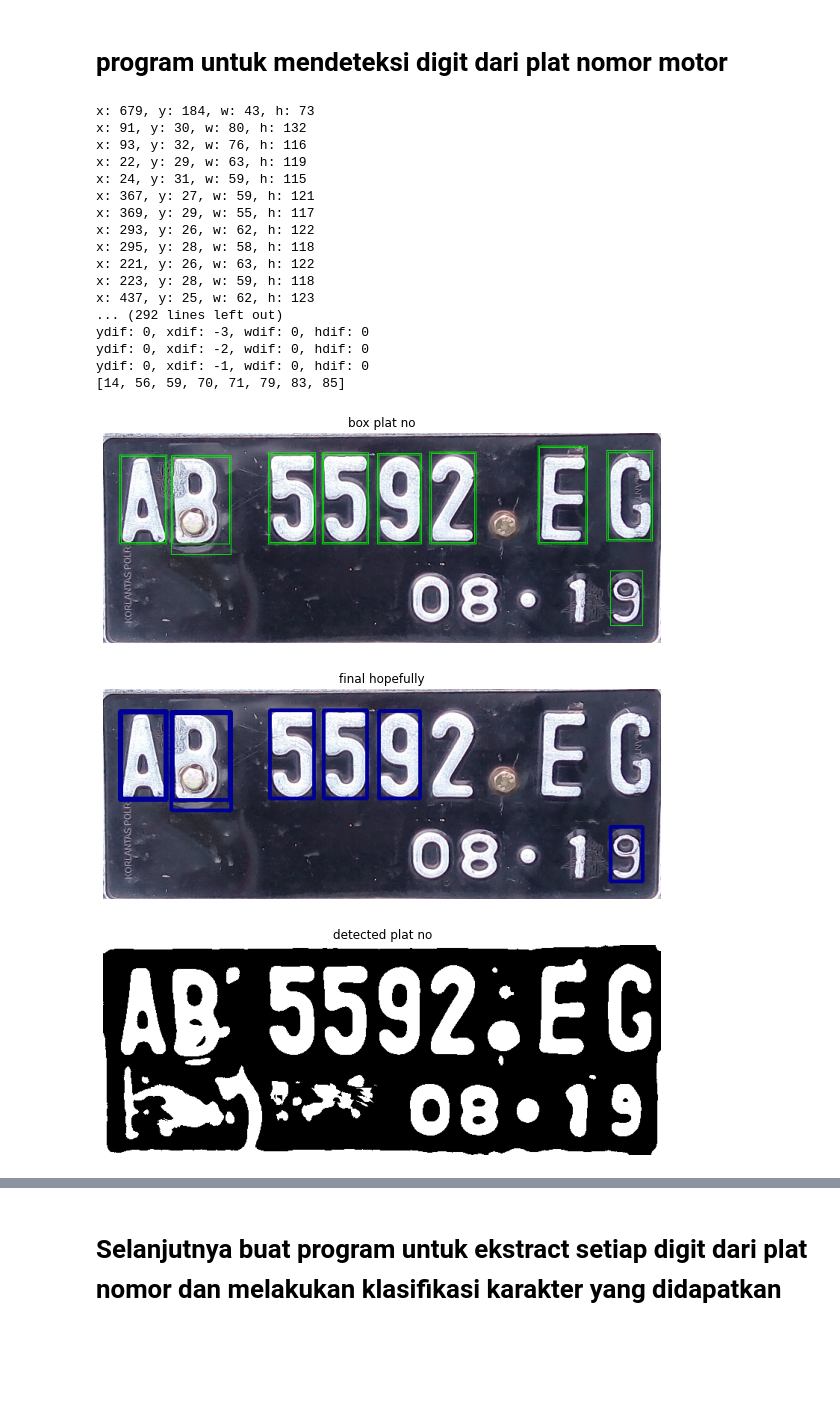
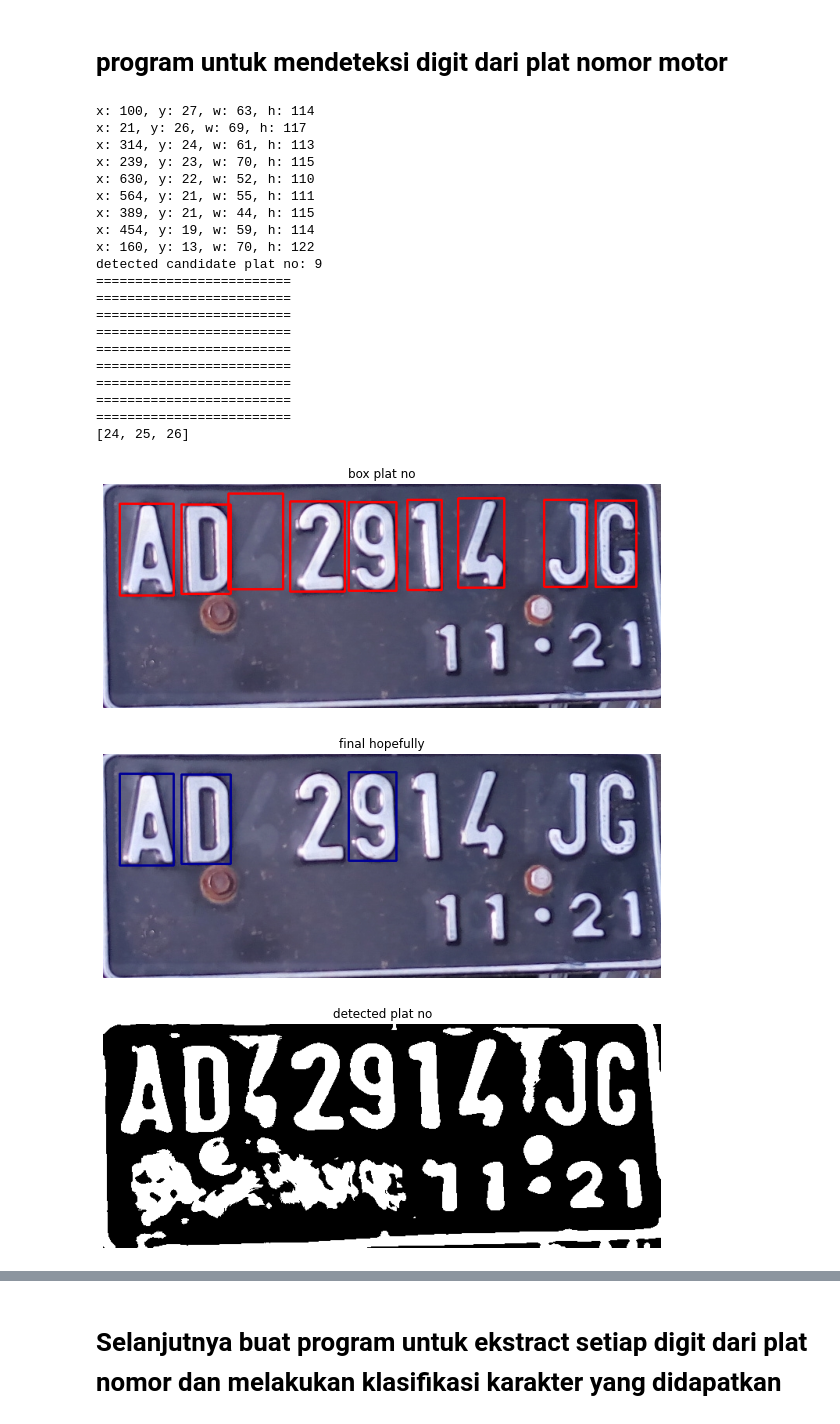
Before and after one commit to ahsanu123/ahsanu123, a Jupyter notebook: license-plate-recognition-using-cnn.ipynb, the cells around one changed output, grey strips where cells are left out. Cells and saved outputs as stored; diff of their text form; code cells hidden in the pictures; blank space fills up the shorter version.

Commit message:
Kaggle Notebook | License plate recognition using CNN | Version 6

```diff
--- a/license-plate-recognition-using-cnn.ipynb
+++ b/license-plate-recognition-using-cnn.ipynb
@@ -31,10 +31,9 @@ def display(img_, title=''):
 
 
 # req = urllib.request.urlopen('https://awsimages.detik.net.id/customthumb/2011/05/09/648/plat-nomor-dalam.jpg')
-# req = urllib.request.urlopen('https://assets-a1.kompasiana.com/statics/crawl/557836cb0423bd875a8b4567.jpeg')
 # req = urllib.request.urlopen('https://raw.githubusercontent.com/img88/ALPR_IndonesiaPlateNumber_ComputerVision/main/test%20images/AB2638XU.jpg')
-req = urllib.request.urlopen('https://raw.githubusercontent.com/img88/ALPR_IndonesiaPlateNumber_ComputerVision/main/test%20images/AB5592EG.jpg')
-# req = urllib.request.urlopen('https://raw.githubusercontent.com/img88/ALPR_IndonesiaPlateNumber_ComputerVision/main/test%20images/AD2914JG.jpg')
+# req = urllib.request.urlopen('https://raw.githubusercontent.com/img88/ALPR_IndonesiaPlateNumber_ComputerVision/main/test%20images/AB5592EG.jpg')
+req = urllib.request.urlopen('https://raw.githubusercontent.com/img88/ALPR_IndonesiaPlateNumber_ComputerVision/main/test%20images/AD2914JG.jpg')
 
 
 arr = np.asarray(bytearray(req.read()), dtype=np.uint8)
@@ -126,7 +125,7 @@ edged   = cv2.Canny(hisimg, 10, 120)
 kernel = cv2.getStructuringElement(cv2.MORPH_RECT,(3,3))
 dilate = cv2.dilate(edged, kernel, iterations=1)
 
-contours, _ = cv2.findContours(dilate, cv2.RETR_TREE, cv2.CHAIN_APPROX_NONE)
+contours, _ = cv2.findContours(dilate, cv2.RETR_EXTERNAL , cv2.CHAIN_APPROX_NONE)
 image_copy = croppedimg.copy()
 imgrec = croppedimg.copy()
 
@@ -138,11 +137,11 @@ for contour in contours:
     aspect_ratio = w/h
     luas = w*h
 #     print(f'aspect ratio from index: {index}, aspectRatio: {aspect_ratio}, w: {w}, h: {h}')
-    if w > 40 and h>=70 and h <350 and aspect_ratio <= 0.7:
+    if w > 42 and h>=70 and h <300 and aspect_ratio <= 0.7 and y<150:
         platno.append(index)
         cv2.drawContours(image_copy, contours, index, (0, 255, 0), 2)
         print(f'x: {x}, y: {y}, w: {w}, h: {h}')
-        cv2.rectangle(imgrec, (x,y), (x+w,y+h), (0,255,0),1)
+        cv2.rectangle(imgrec, (x,y), (x+w,y+h), (0,0,255),2)
         realPlatno+=1
     index += 1
 print(f'detected candidate plat no: {len(platno)}')
@@ -159,8 +158,8 @@ for a in platno:
             xdif = xa-xb
             wdif = wa-wb
             hdif = ha-hb
-            print(f'ydif: {ydif}, xdif: {xdif}, wdif: {wdif}, hdif: {hdif}')
-            if xdif
+#             print(f'ydif: {ydif}, xdif: {xdif}, wdif: {wdif}, hdif: {hdif}')
+
 counter=0
 score=np.zeros(len(platno))
 for a in platno:
@@ -174,51 +173,54 @@ for a in platno:
             ydif = ya-yb
 #             print(f'ya: {ya}, yb: {yb}, ydif: {ydif}')
 
             if ydif<11:
                 score[counter] = score[counter]+1
 
     counter += 1
 
 indexRealChar=[]
 charCounter=0
 for sc in score:
     if sc != max(score):
         indexRealChar.append(platno[charCounter])
 
     charCounter+=1
 
 print(indexRealChar)
-croppedimg = croppedimg.copy()
+finalimg = croppedimg.copy()
 for char in indexRealChar:
     x,y,w,h = cv2.boundingRect(contours[char])
     cv2.rectangle(finalimg, (x,y), (x+w,y+h), (150,0,0),2)
 
 # display(cv2.drawContours(imgrec.copy(), contours, -1, (0, 255, 0), 2))
 display(imgrec, "box plat no")
 display(finalimg, "final hopefully")
 display(hisimg, "detected plat no")
 display(blured, "detected plat no")
 display(image_copy, "contour")
 display(edged, "edged")
 display(dilate, "dilated")
 # %% [output]
-x: 679, y: 184, w: 43, h: 73
-x: 91, y: 30, w: 80, h: 132
-x: 93, y: 32, w: 76, h: 116
-x: 22, y: 29, w: 63, h: 119
-x: 24, y: 31, w: 59, h: 115
-x: 367, y: 27, w: 59, h: 121
-x: 369, y: 29, w: 55, h: 117
-x: 293, y: 26, w: 62, h: 122
-x: 295, y: 28, w: 58, h: 118
-x: 221, y: 26, w: 63, h: 122
-x: 223, y: 28, w: 59, h: 118
-x: 437, y: 25, w: 62, h: 123
-... (292 lines left out)
-ydif: 0, xdif: -3, wdif: 0, hdif: 0
-ydif: 0, xdif: -2, wdif: 0, hdif: 0
-ydif: 0, xdif: -1, wdif: 0, hdif: 0
-[14, 56, 59, 70, 71, 79, 83, 85]
+x: 100, y: 27, w: 63, h: 114
+x: 21, y: 26, w: 69, h: 117
+x: 314, y: 24, w: 61, h: 113
+x: 239, y: 23, w: 70, h: 115
+x: 630, y: 22, w: 52, h: 110
+x: 564, y: 21, w: 55, h: 111
+x: 389, y: 21, w: 44, h: 115
+x: 454, y: 19, w: 59, h: 114
+x: 160, y: 13, w: 70, h: 122
+detected candidate plat no: 9
+=========================
+=========================
+=========================
+=========================
+=========================
+=========================
+=========================
+=========================
+=========================
+[24, 25, 26]
-[figure, old version]
+[figure, new version]
-[figure, old version]
+[figure, new version]
-[figure, old version]
+[figure, new version]
```
Also changed, not shown: parts of 4 cells of this notebook.
